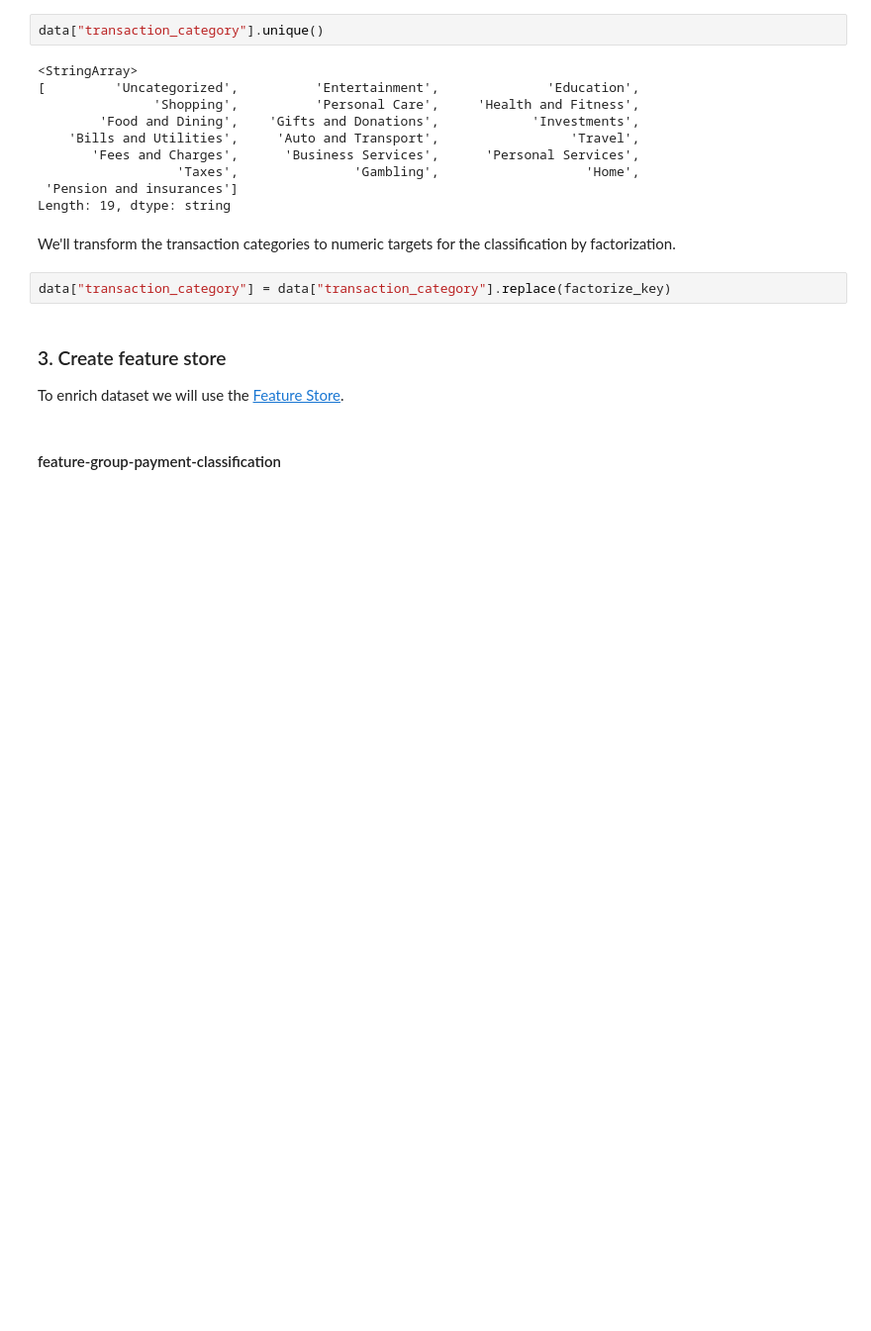
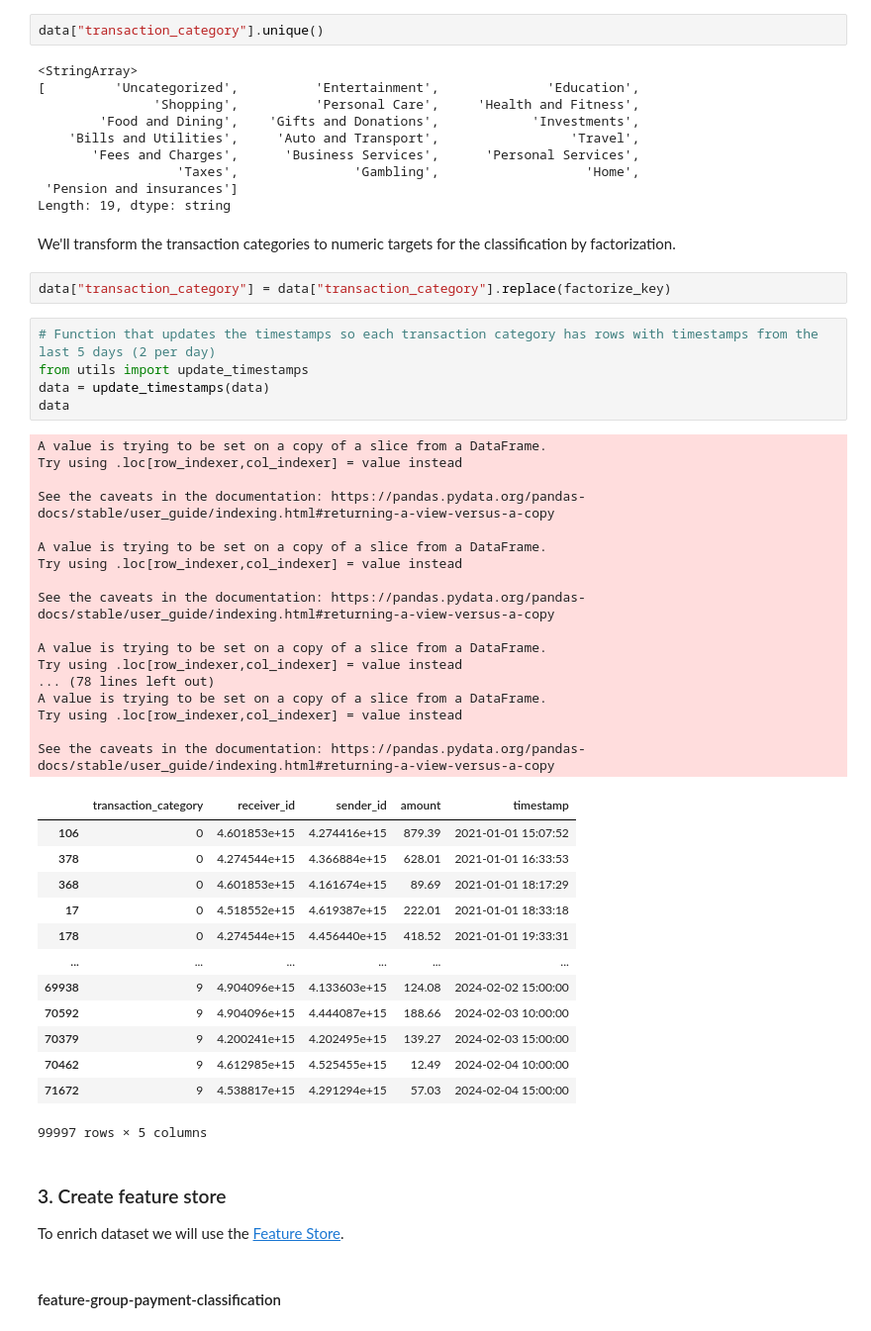
Before and after one commit to mlrun/demo-sagemaker, a Jupyter notebook: financial_payment_classification_v2.ipynb, the cells around one changed output. Shown at 99% size. Drawn from its saved outputs; the diff is of its cells as text; blank space fills up the shorter version.

```diff
--- a/financial_payment_classification_v2.ipynb
+++ b/financial_payment_classification_v2.ipynb
@@ -193,6 +176,42 @@ Length: 19, dtype: string
 We'll transform the transaction categories to numeric targets for the classification by factorization.
 # %%
 data["transaction_category"] = data["transaction_category"].replace(factorize_key)
+# %%
+# Function that updates the timestamps so each transaction category has rows with timestamps from the last 5 days (2 per day)
+from utils import update_timestamps
+data = update_timestamps(data)
+data
+# %% [output]
+A value is trying to be set on a copy of a slice from a DataFrame.
+Try using .loc[row_indexer,col_indexer] = value instead
+
+See the caveats in the documentation: https://pandas.pydata.org/pandas-docs/stable/user_guide/indexing.html#returning-a-view-versus-a-copy
+
+A value is trying to be set on a copy of a slice from a DataFrame.
+Try using .loc[row_indexer,col_indexer] = value instead
+
+See the caveats in the documentation: https://pandas.pydata.org/pandas-docs/stable/user_guide/indexing.html#returning-a-view-versus-a-copy
+
+A value is trying to be set on a copy of a slice from a DataFrame.
+Try using .loc[row_indexer,col_indexer] = value instead
+... (78 lines left out)
+A value is trying to be set on a copy of a slice from a DataFrame.
+Try using .loc[row_indexer,col_indexer] = value instead
+
+See the caveats in the documentation: https://pandas.pydata.org/pandas-docs/stable/user_guide/indexing.html#returning-a-view-versus-a-copy
+|  | transaction_category | receiver_id | sender_id | amount | timestamp |
+| 106 | 0 | 4.601853e+15 | 4.274416e+15 | 879.39 | 2021-01-01 15:07:52 |
+| 378 | 0 | 4.274544e+15 | 4.366884e+15 | 628.01 | 2021-01-01 16:33:53 |
+| 368 | 0 | 4.601853e+15 | 4.161674e+15 | 89.69 | 2021-01-01 18:17:29 |
+| 17 | 0 | 4.518552e+15 | 4.619387e+15 | 222.01 | 2021-01-01 18:33:18 |
+| 178 | 0 | 4.274544e+15 | 4.456440e+15 | 418.52 | 2021-01-01 19:33:31 |
+| ... | ... | ... | ... | ... | ... |
+| 69938 | 9 | 4.904096e+15 | 4.133603e+15 | 124.08 | 2024-02-02 15:00:00 |
+| 70592 | 9 | 4.904096e+15 | 4.444087e+15 | 188.66 | 2024-02-03 10:00:00 |
+| 70379 | 9 | 4.200241e+15 | 4.202495e+15 | 139.27 | 2024-02-03 15:00:00 |
+| 70462 | 9 | 4.612985e+15 | 4.525455e+15 | 12.49 | 2024-02-04 10:00:00 |
+| 71672 | 9 | 4.538817e+15 | 4.291294e+15 | 57.03 | 2024-02-04 15:00:00 |
+99997 rows × 5 columns
 # %% [markdown]
 ### 3. Create feature store <a class="anchor" id="Create-feature-store"></a>
 
```
Also changed, not shown: parts of 13 cells of this notebook, 2 other files.
